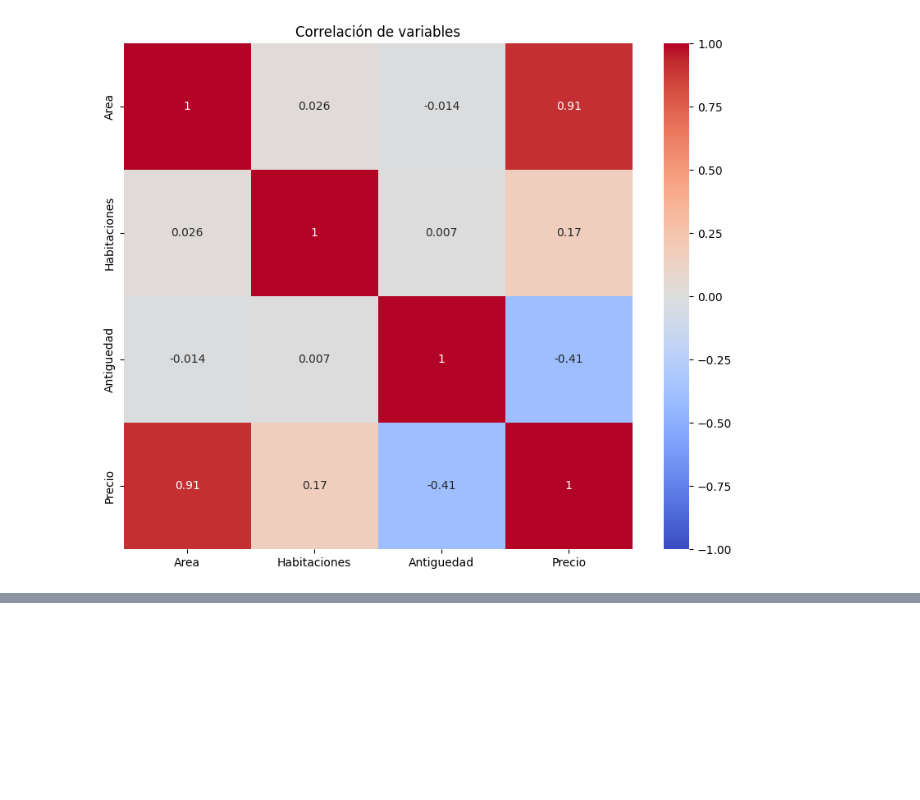
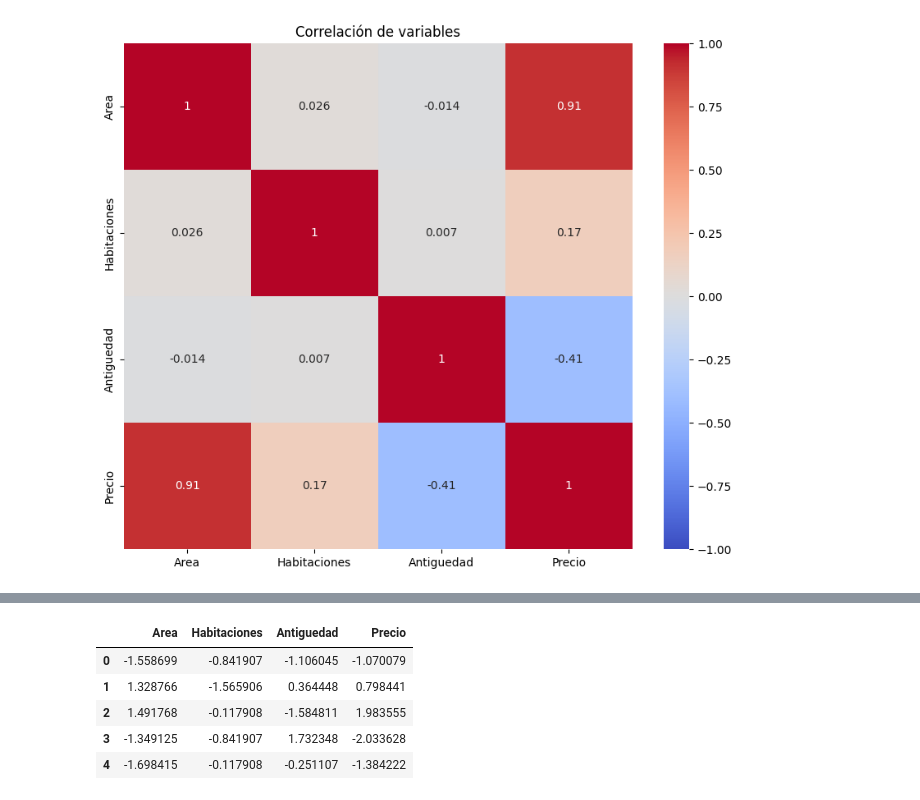
Before and after one commit to LeandroNardiTaligent/Papermill-Ejemplo-2, a Jupyter notebook: preprocesamiento.ipynb, the cells around one changed output, grey strips where cells are left out. Cells and saved outputs as stored; diff of their text form; code cells hidden in the pictures; blank space fills up the shorter version.

```diff
--- a/preprocesamiento.ipynb
+++ b/preprocesamiento.ipynb
@@ -59,3 +69,12 @@ df.head()
+# %%
+df_test_scaled.head()
+# %% [output]
+|  | Area | Habitaciones | Antiguedad | Precio |
+| 0 | -1.558699 | -0.841907 | -1.106045 | -1.070079 |
+| 1 | 1.328766 | -1.565906 | 0.364448 | 0.798441 |
+| 2 | 1.491768 | -0.117908 | -1.584811 | 1.983555 |
+| 3 | -1.349125 | -0.841907 | 1.732348 | -2.033628 |
+| 4 | -1.698415 | -0.117908 | -0.251107 | -1.384222 |
 # %%
 media = scaler.mean_
 desv_estandar = scaler.scale_
```
Also changed, not shown: parts of 5 cells of this notebook, 3 other files.
